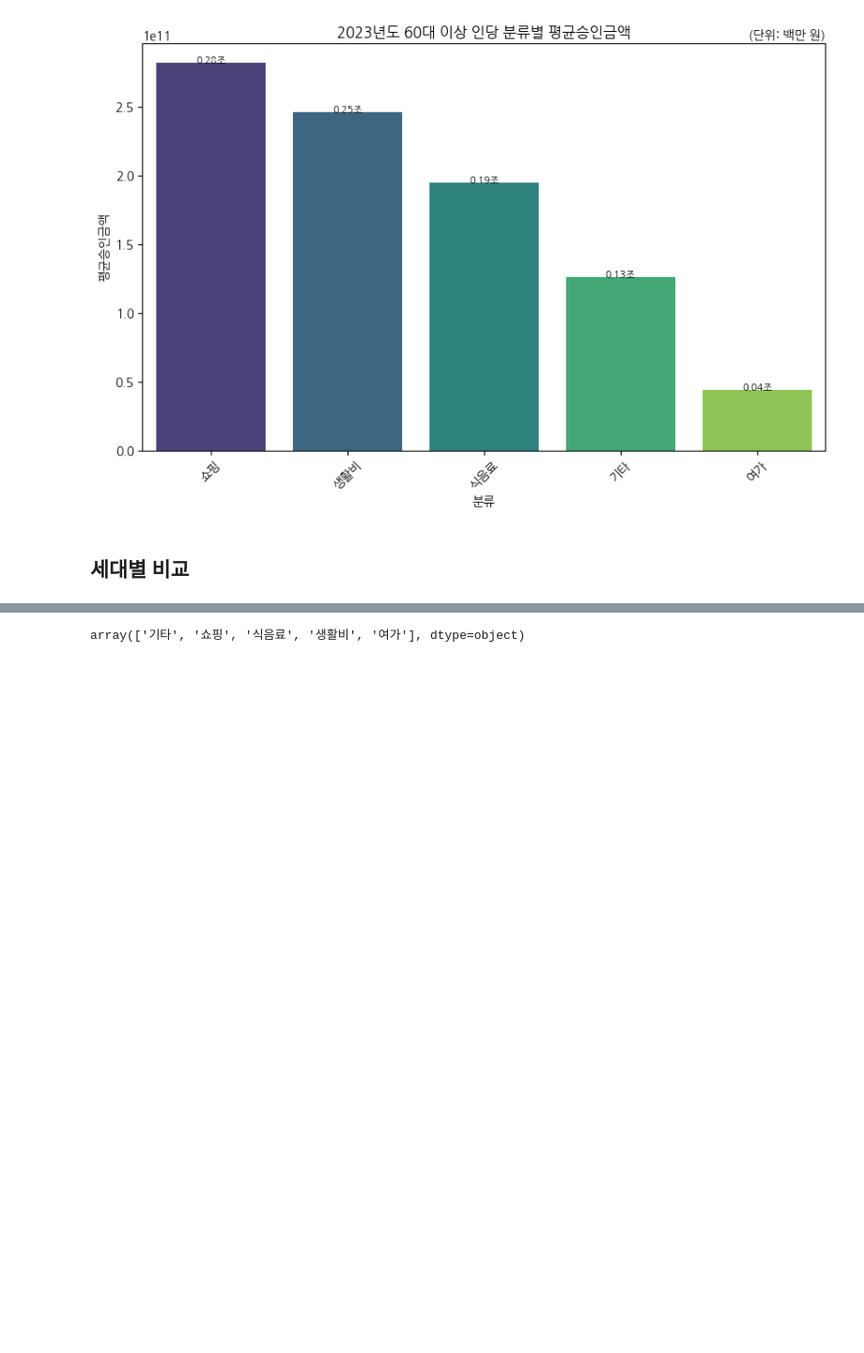
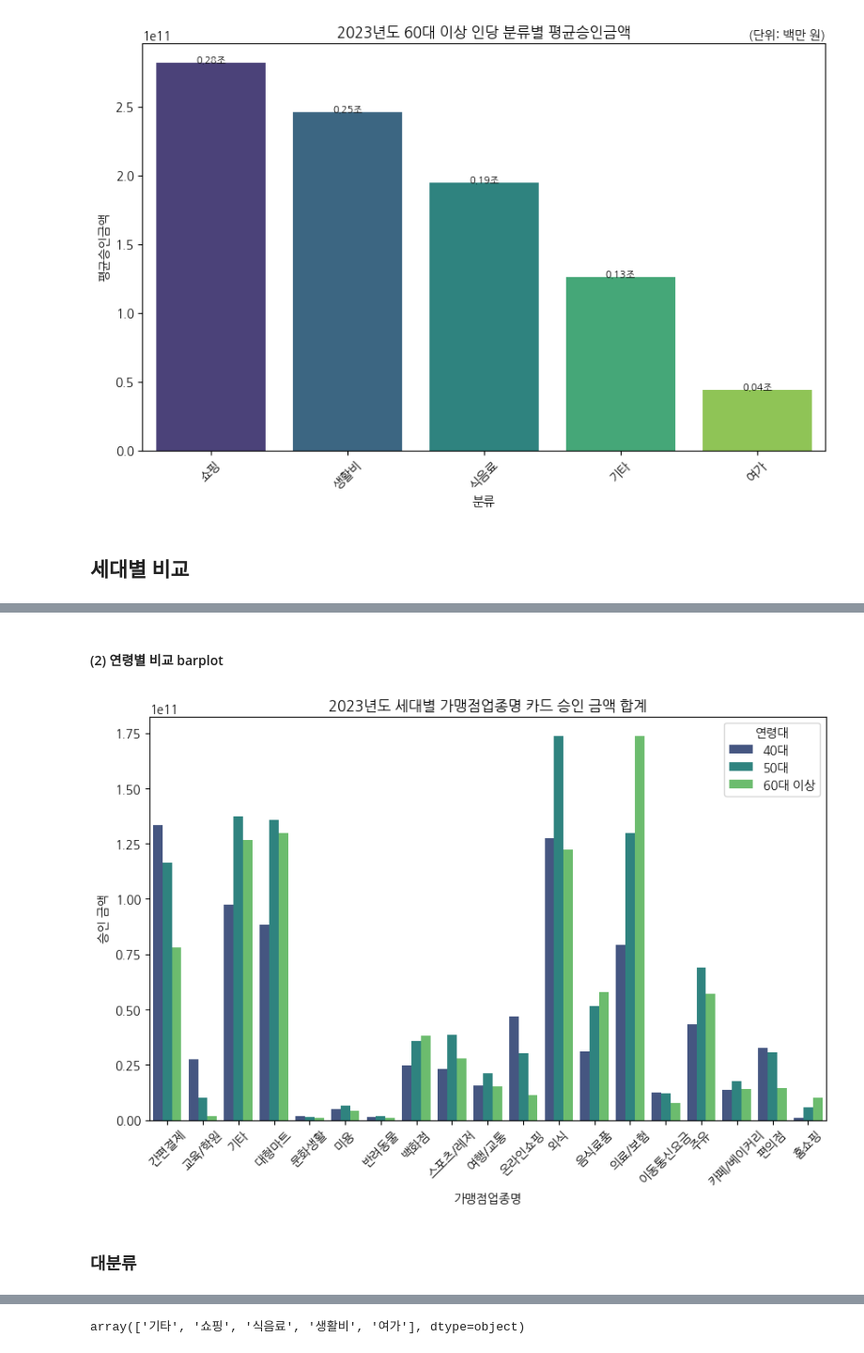
Before and after one commit to dsleslie/Projects_2024, a Jupyter notebook: 3_EDA.ipynb, the cells around one changed output, grey strips where cells are left out. Shown at 94% size. Cells and saved outputs as stored; diff of their text form; code cells hidden in the pictures; blank space fills up the shorter version.

```diff
--- a/3_EDA.ipynb
+++ b/3_EDA.ipynb
@@ -961,0 +1066,8 @@ def table_avg_compare(df_list, feature1, feature2, target, year, generations):
+# %% [markdown]
+#### (2) 연령별 비교 barplot
+# %%
+compare_generation_spending(cc_23_40_g, cc_23_50_g, cc_23_60_g, "가맹점업종명", "승인금액", "2023")
+# %% [output]
+[figure, added]
+# %% [markdown]
+### 대분류
```
Also changed, not shown: parts of 18 cells of this notebook.
